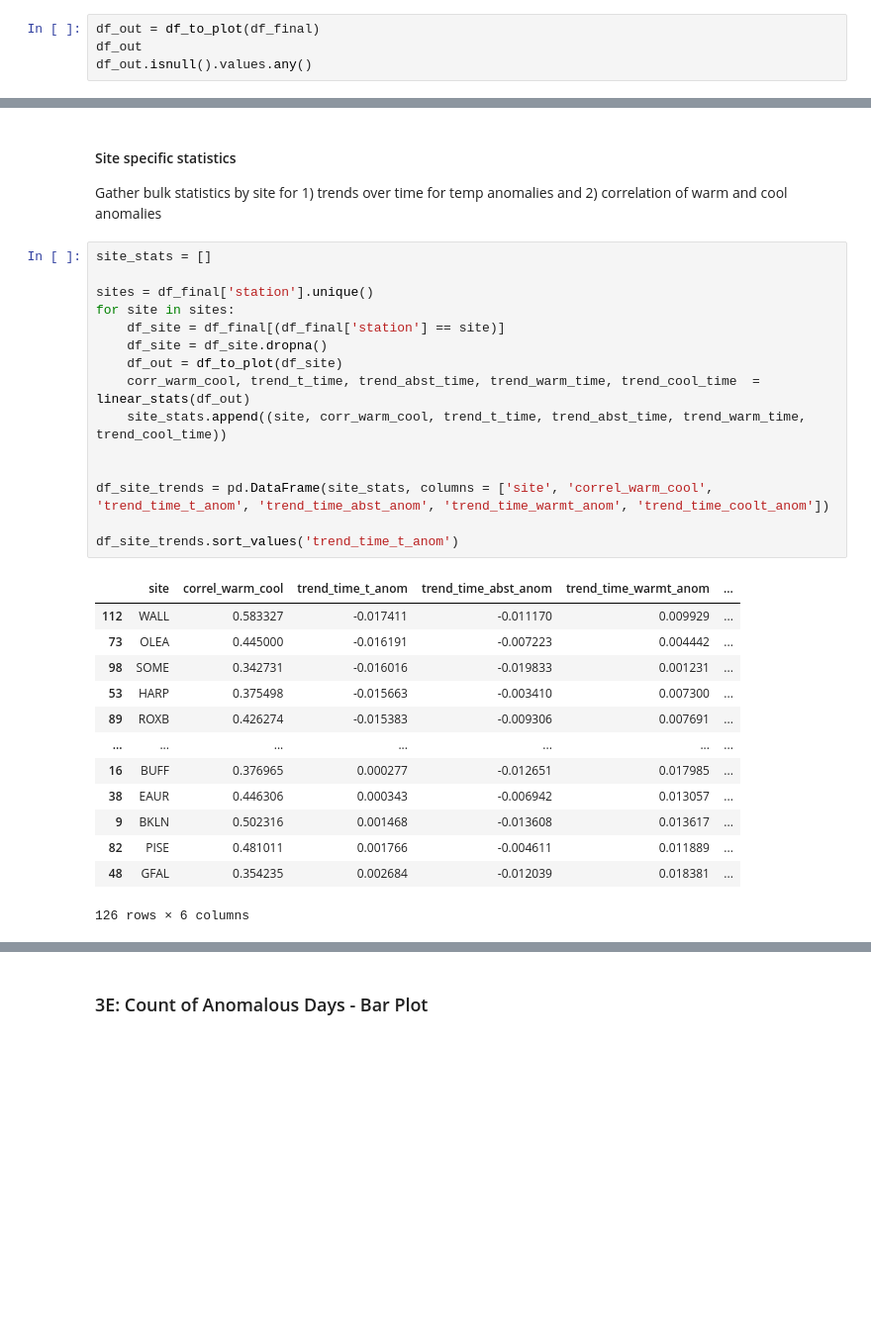
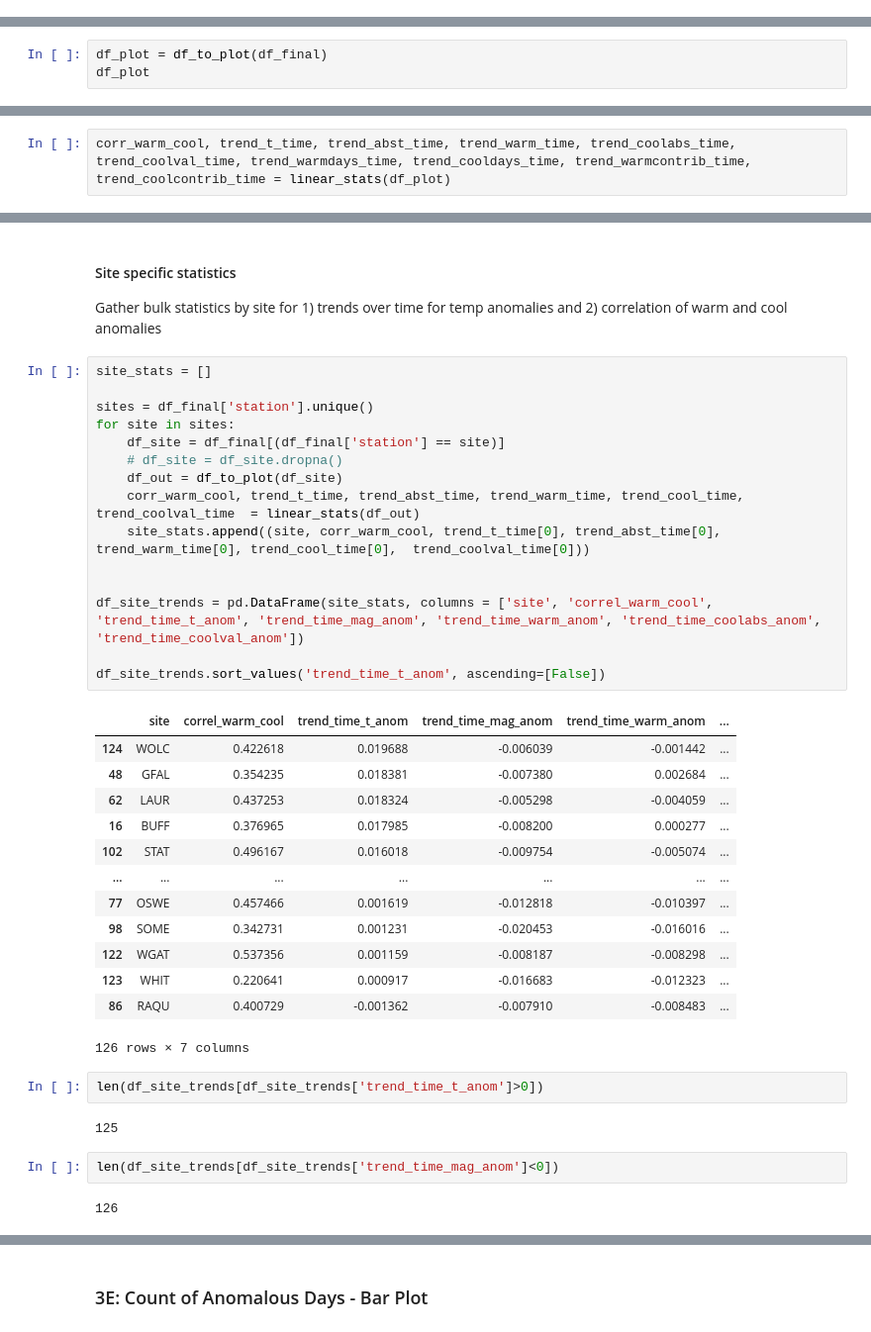
Before and after one commit to cgsutter/ATM622-General-Circulation, a Jupyter notebook: AA_NYSM.ipynb, the cells around one changed output, grey strips where cells are left out. Shown at 99% size. Saved outputs shown, nothing was run; the diff lists cells and outputs as text; blank space fills up the shorter version.

Commit message:
Trend plots adjusted with view of warm and cool contributions

```diff
--- a/AA_NYSM.ipynb
+++ b/AA_NYSM.ipynb
@@ -998,4 +958,0 @@ at
-# %%
-df_out = df_to_plot(df_final)
-df_out
-df_out.isnull().values.any()
@@ -1042,0 +965,3 @@ df_someout
+# %%
+df_plot = df_to_plot(df_final)
+df_plot
@@ -1042,0 +1019,2 @@ df_someout
+# %%
+corr_warm_cool, trend_t_time, trend_abst_time, trend_warm_time, trend_coolabs_time,  trend_coolval_time, trend_warmdays_time, trend_cooldays_time, trend_warmcontrib_time, trend_coolcontrib_time = linear_stats(df_plot)
@@ -1046,29 +1209,37 @@ Gather bulk statistics by site for 1) trends over time for temp anomalies and 2)
 # %%
 site_stats = []
 
 sites = df_final['station'].unique()
 for site in sites:
     df_site = df_final[(df_final['station'] == site)]
-    df_site = df_site.dropna()
+    # df_site = df_site.dropna()
     df_out = df_to_plot(df_site)
-    corr_warm_cool, trend_t_time, trend_abst_time, trend_warm_time, trend_cool_time  = linear_stats(df_out)
-    site_stats.append((site, corr_warm_cool, trend_t_time, trend_abst_time, trend_warm_time, trend_cool_time))
+    corr_warm_cool, trend_t_time, trend_abst_time, trend_warm_time, trend_cool_time,  trend_coolval_time  = linear_stats(df_out)
+    site_stats.append((site, corr_warm_cool, trend_t_time[0], trend_abst_time[0], trend_warm_time[0], trend_cool_time[0],  trend_coolval_time[0]))
 
 
-df_site_trends = pd.DataFrame(site_stats, columns = ['site', 'correl_warm_cool', 'trend_time_t_anom', 'trend_time_abst_anom', 'trend_time_warmt_anom', 'trend_time_coolt_anom'])
+df_site_trends = pd.DataFrame(site_stats, columns = ['site', 'correl_warm_cool', 'trend_time_t_anom', 'trend_time_mag_anom', 'trend_time_warm_anom', 'trend_time_coolabs_anom', 'trend_time_coolval_anom'])
 
-df_site_trends.sort_values('trend_time_t_anom')
+df_site_trends.sort_values('trend_time_t_anom', ascending=[False])
 # %% [output]
-|  | site | correl_warm_cool | trend_time_t_anom | trend_time_abst_anom | trend_time_warmt_anom | ... |
-| 112 | WALL | 0.583327 | -0.017411 | -0.011170 | 0.009929 | ... |
-| 73 | OLEA | 0.445000 | -0.016191 | -0.007223 | 0.004442 | ... |
-| 98 | SOME | 0.342731 | -0.016016 | -0.019833 | 0.001231 | ... |
-| 53 | HARP | 0.375498 | -0.015663 | -0.003410 | 0.007300 | ... |
-| 89 | ROXB | 0.426274 | -0.015383 | -0.009306 | 0.007691 | ... |
+|  | site | correl_warm_cool | trend_time_t_anom | trend_time_mag_anom | trend_time_warm_anom | ... |
+| 124 | WOLC | 0.422618 | 0.019688 | -0.006039 | -0.001442 | ... |
+| 48 | GFAL | 0.354235 | 0.018381 | -0.007380 | 0.002684 | ... |
+| 62 | LAUR | 0.437253 | 0.018324 | -0.005298 | -0.004059 | ... |
+| 16 | BUFF | 0.376965 | 0.017985 | -0.008200 | 0.000277 | ... |
+| 102 | STAT | 0.496167 | 0.016018 | -0.009754 | -0.005074 | ... |
 | ... | ... | ... | ... | ... | ... | ... |
-| 16 | BUFF | 0.376965 | 0.000277 | -0.012651 | 0.017985 | ... |
-| 38 | EAUR | 0.446306 | 0.000343 | -0.006942 | 0.013057 | ... |
-| 9 | BKLN | 0.502316 | 0.001468 | -0.013608 | 0.013617 | ... |
-| 82 | PISE | 0.481011 | 0.001766 | -0.004611 | 0.011889 | ... |
-| 48 | GFAL | 0.354235 | 0.002684 | -0.012039 | 0.018381 | ... |
+| 77 | OSWE | 0.457466 | 0.001619 | -0.012818 | -0.010397 | ... |
+| 98 | SOME | 0.342731 | 0.001231 | -0.020453 | -0.016016 | ... |
+| 122 | WGAT | 0.537356 | 0.001159 | -0.008187 | -0.008298 | ... |
+| 123 | WHIT | 0.220641 | 0.000917 | -0.016683 | -0.012323 | ... |
+| 86 | RAQU | 0.400729 | -0.001362 | -0.007910 | -0.008483 | ... |
-126 rows × 6 columns
+126 rows × 7 columns
+# %%
+len(df_site_trends[df_site_trends['trend_time_t_anom']>0])
+# %% [output]
+125
+# %%
+len(df_site_trends[df_site_trends['trend_time_mag_anom']<0])
+# %% [output]
+126
```
Also changed, not shown: parts of 32 cells of this notebook.
